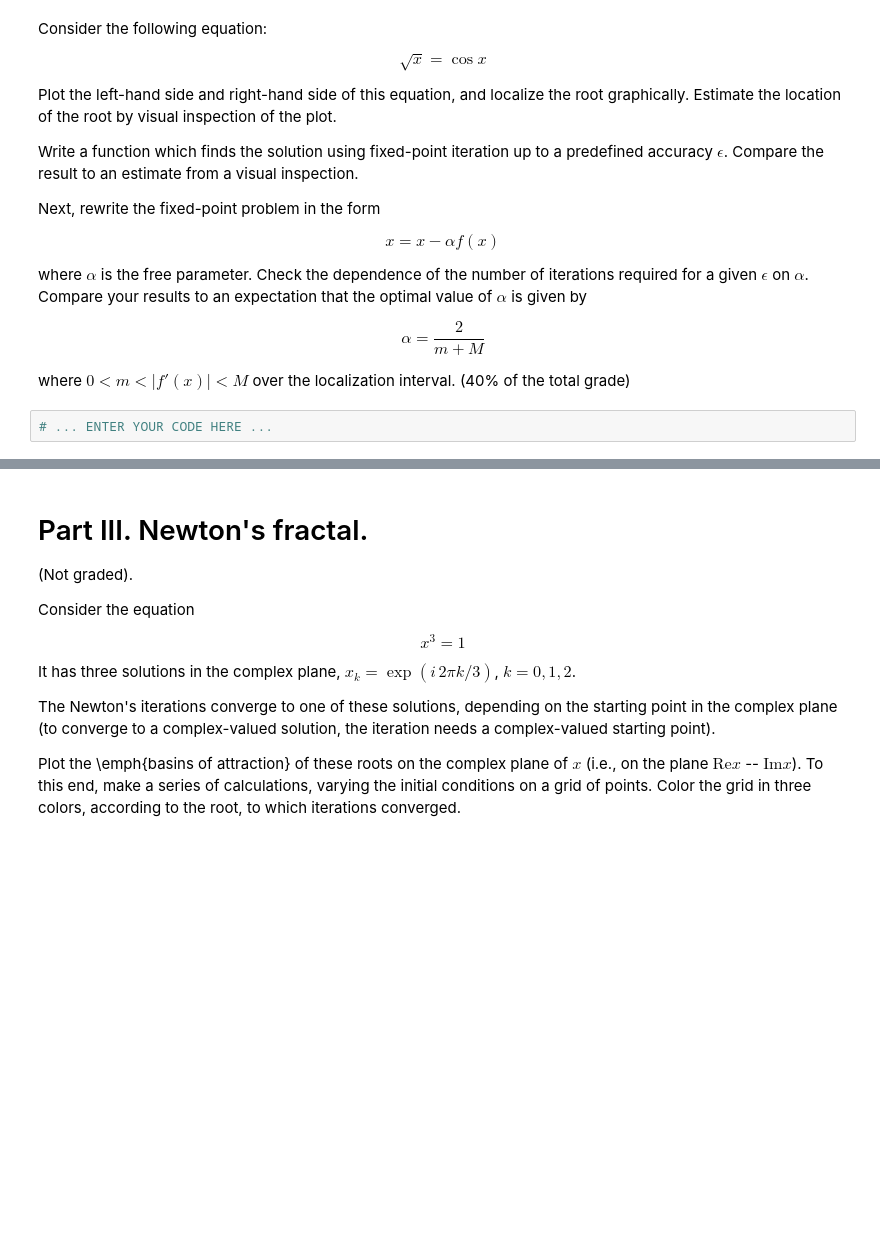
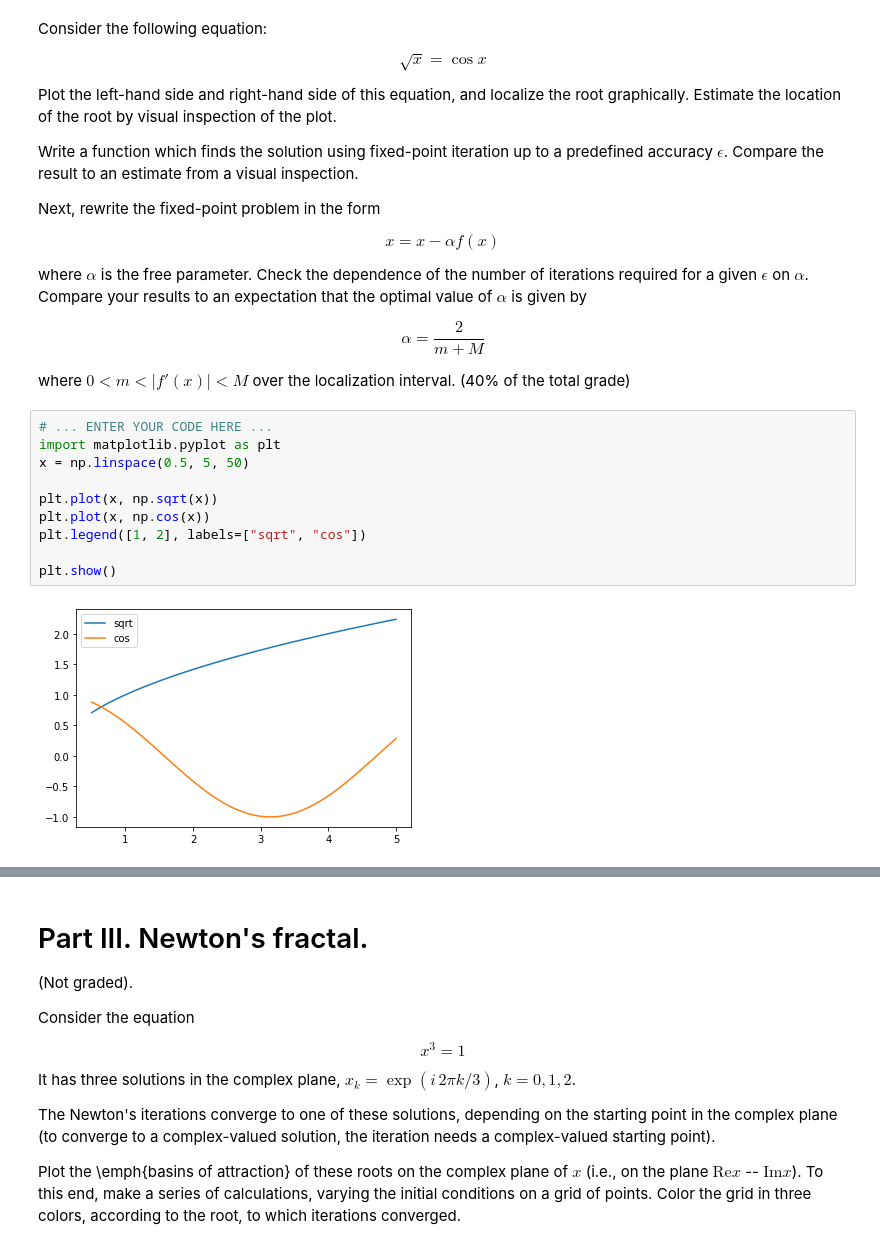
Before and after one commit to nestorsgarzonc/MetNumUN2021II, a Jupyter notebook: lab/lab3.ipynb, the cells around one changed output, grey strips where cells are left out. Saved outputs shown, nothing was run; the diff lists cells and outputs as text; blank space fills up the shorter version.

```diff
--- a/lab/lab3.ipynb
+++ b/lab/lab3.ipynb
@@ -121,5 +150,15 @@ $$
 $$
 
 where $0 < m < |f'(x)| < M$ over the localization interval. (40% of the total grade)
-# %%
-# ... ENTER YOUR CODE HERE ...
+# %%
+# ... ENTER YOUR CODE HERE ...
+import matplotlib.pyplot as plt
+x = np.linspace(0.5, 5, 50)
+
+plt.plot(x, np.sqrt(x))
+plt.plot(x, np.cos(x))
+plt.legend([1, 2], labels=["sqrt", "cos"])
+
+plt.show()
+# %% [output]
+[figure, added]
```
Also changed, not shown: parts of 12 cells of this notebook, 6 other files.
